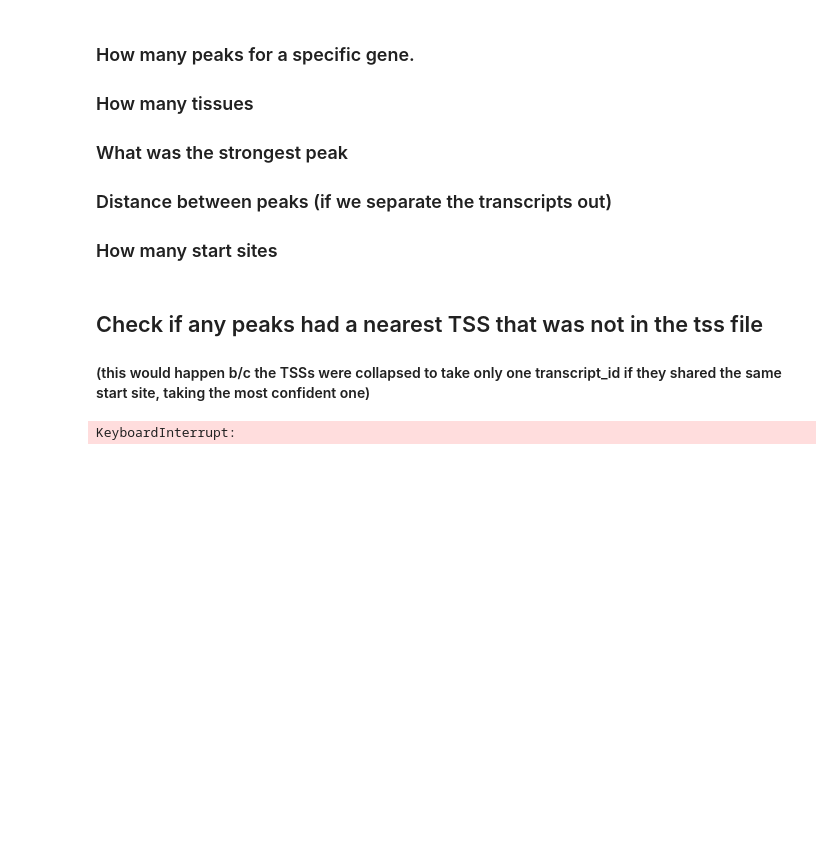
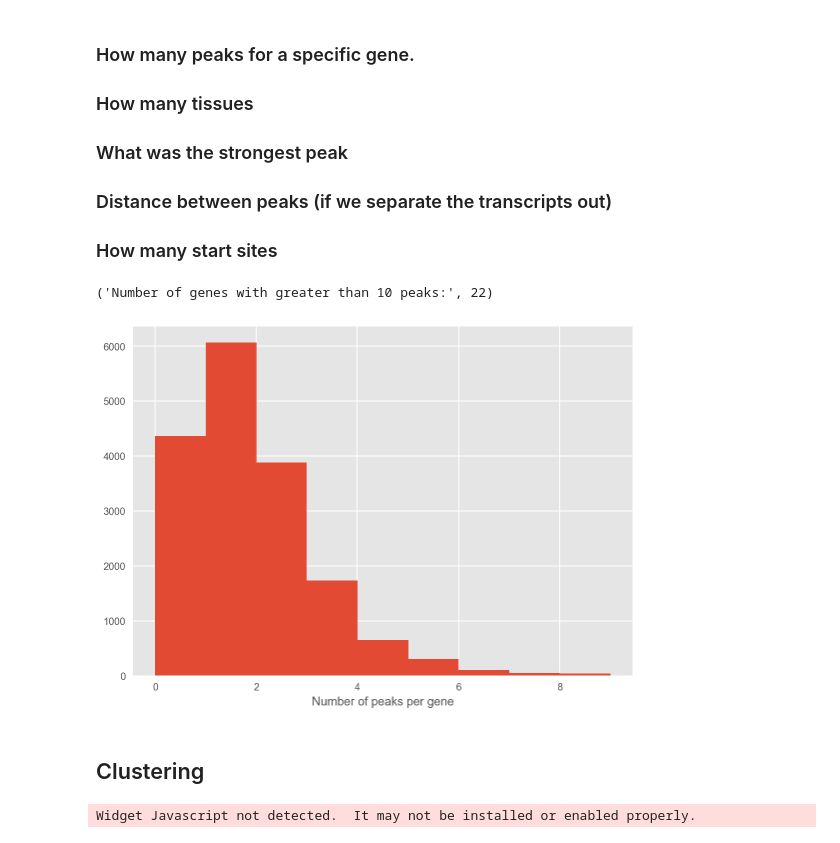
Before and after one commit to isshamie/CH_TSS, a Jupyter notebook: Create_TSS_by_tissue.ipynb, the cells around one changed output. Cells and saved outputs as stored; diff of their text form; code cells hidden in the pictures; blank space fills up the shorter version.

```diff
--- a/Create_TSS_by_tissue.ipynb
+++ b/Create_TSS_by_tissue.ipynb
@@ -62,11 +65,10 @@ peak_tissue_matrix = pd.read_csv('Results/merged_samples/duplicatesSeparate_peak
 # %%
-### First filter peaks to only promoter
-anno_peaks = pd.read_csv('Results/merged_samples/duplicateSeparate_peaks_merged_anno.tsv',sep='\t',index_col=0)
+anno_peaks = pd.read_csv('Results/merged_samples/all_peaks_merged_anno.tsv',sep='\t',index_col=0)
 anno_peaks.dropna(axis=1,how='all',inplace=True)
 anno_peaks = anno_peaks.fillna('')
-promoter_peaks = anno_peaks[anno_peaks['Annotation'].str.contains('promoter')]
-promoter_peaks_index = promoter_peaks.index
-promoter_tissue_matrix = peak_tissue_matrix[peak_tissue_matrix.index.isin(promoter_peaks_index)]
+# promoter_peaks = anno_peaks[anno_peaks['Annotation'].str.contains('promoter')]
+# promoter_peaks_index = promoter_peaks.index
+# promoter_tissue_matrix = peak_tissue_matrix[peak_tissue_matrix.index.isin(promoter_peaks_index)]
 # %%
 print 'Number of promoter peaks: ',len(promoter_peaks)
 print 'Number of Unique annotations: ' , len(promoter_peaks.groupby('Annotation'))
@@ -77,6 +79,10 @@ Number of Unique annotations:  82079
 ## Load in the unique TSS gff file
 # %%
 tss = pd.read_csv(tss_annotation,sep='\t',index_col=0)
+# %%
+### Need to create an extra column for tss called 'actual_start'.
+### This is to take care of issue of a gene starting at the End when it's on the minus strand
+tss['actual_start'] = tss.apply( lambda x: x['Start'] if x['Strand'] == '+' else x['End'],axis=1)
 # %%
 tss.head()
 # %% [output]
@@ -199,3 +147,0 @@ gene_pd.loc[curr_gene,'Peaks']
-# %%
-distance = [-1000,100]
-(9773.0 > distance[0]) & (9773 < distance[1])
@@ -285,20 +178,17 @@ gene_pd['Number of Peaks'] = 0
 gene_pd['Peaks'] = ''
 gene_pd['minDistance'] = 0
 gene_pd['minDistancePeak'] = ''
+gene_pd['tissues'] = ''
 #gene_pd['Peaks'] = [[] for _ in range(gene_pd.shape[0])]
 
 for i in tqdm_notebook(anno_peaks.groupby(['Nearest gene'])):
     curr_gene = i[0]
-    #curr_gene = tss[tss['transcript_id']==i[0]]['gene']
     gene_pd.loc[curr_gene,'Number of Peaks'] += len(i[1])
-    #curr = (gene_pd.loc[curr_gene,'Peaks'])
     curr = i[1]
-    #gene_pd.loc[curr_gene,'Peaks'] = curr #.append(list(i[1].index))
     gene_pd.set_value(curr_gene,'Peaks',list(curr.index))
 
-    #print('before',curr)
     ## Filter to only within the distance of -1kb to +100bp
-    curr = get_genes_peaks(curr,curr_gene)
+    curr = get_genes_peaks(curr,curr_gene,distance=[-1000,+100])
     gene_pd.set_value(curr_gene,'Peaks within -1kb:+100bp',list(curr.index))
 
     ## isSameStrand
@@ -310,6 +200,15 @@ for i in tqdm_notebook(anno_peaks.groupby(['Nearest gene'])):
         gene_pd.set_value(curr_gene,'minDistance',minPeakValue)
         gene_pd.set_value(curr_gene,'minDistancePeak',minPeak)
 
-    ## Peaks
+    ## Tissues
+    try:
+        curr_tissues = peak_tissue_matrix.columns[(peak_tissue_matrix.loc[curr.index]>0).any()].values
+        curr_tissues = map(lambda x: x.split('/')[0] + '_' + x.split('/')[1],curr_tissues)
+        gene_pd.set_value(curr_gene,'tissues',curr_tissues)
+    except KeyError :
+        print curr.index + ' not in peak expression file. Maybe it was dropped from being a duplicate? Or no peak had a value in it.'
 
     ## Strongest peak
+
+gene_pd['hasGene'] = gene_pd.fillna('')['sameStrandPeaks'].apply(lambda x: len(x) > 0)
+gene_pd['Number of SS'] = gene_pd['sameStrandPeaks'].fillna('').apply(lambda x: len(x))
@@ -329,13 +234,15 @@ def peaks_from_group():
 # %%
 #sns.distplot(start_sites_gff['Experimental'],kde=False,norm_hist=False)
 
 f = plt.figure();
 ax = f.add_subplot(1,1,1);
-ax.hist(tss['Experimental']);
-
-ax.set_xlabel('Number of peaks per TSS')
-
+#ax.hist(gene_pd['Number of SS']);
+gene_pd_small = gene_pd[gene_pd['Number of SS']<10]
+ax.hist(gene_pd_small['Number of SS'],bins=max(gene_pd_small['Number of SS']))
+ax.set_xlabel('Number of peaks per gene')
+#ax.set_xticks(range(0,max(gene_pd['Number of SS'])+1,2))
+print('Number of genes with greater than 10 peaks:',np.sum(gene_pd['Number of SS']>10))
 plt.savefig('Results/Figures/Number_of_peaks_per_gene.png')
+# %% [output]
+('Number of genes with greater than 10 peaks:', 22)
+[figure, added]
-# %% [markdown]
-## Check if any peaks had a nearest TSS that was not in the tss file
-#### (this would happen b/c the TSSs were collapsed to take only one transcript_id if they shared the same start site, taking the most confident one)
@@ -344,11 +249,2 @@ for ind,val in anno_peaks.iterrows():
-# %%
-tss['Experimental'] = 0
-tss['Peaks'] = np.nan
-tss['Peaks'] = tss['Peaks'].astype(object)
-for ind,val in tqdm.tqdm(tss.iterrows()):
-    curr_peaks = promoter_peaks[promoter_peaks['Annotation'].str.contains(val['ID'] + '\.')] #\. is for not count asmbl_21 for asmbl_2
-    if not len(curr_peaks) == 0:
-        tss.set_value(ind,'Experimental',len(curr_peaks))
-        tss.set_value(ind,'Peaks',list(curr_peaks.index.values))
-# %% [output]
-KeyboardInterrupt:
+# %% [markdown]
+## Clustering
@@ -354,0 +266,4 @@ KeyboardInterrupt:
+# %%
+gene_tissue_matrix = gene_pd_to_TSS_expression(gene_pd,peak_tissue_matrix)
+# %% [output]
+Widget Javascript not detected.  It may not be installed or enabled properly.
```
Also changed, not shown: parts of 51 cells of this notebook, 5 other files.
